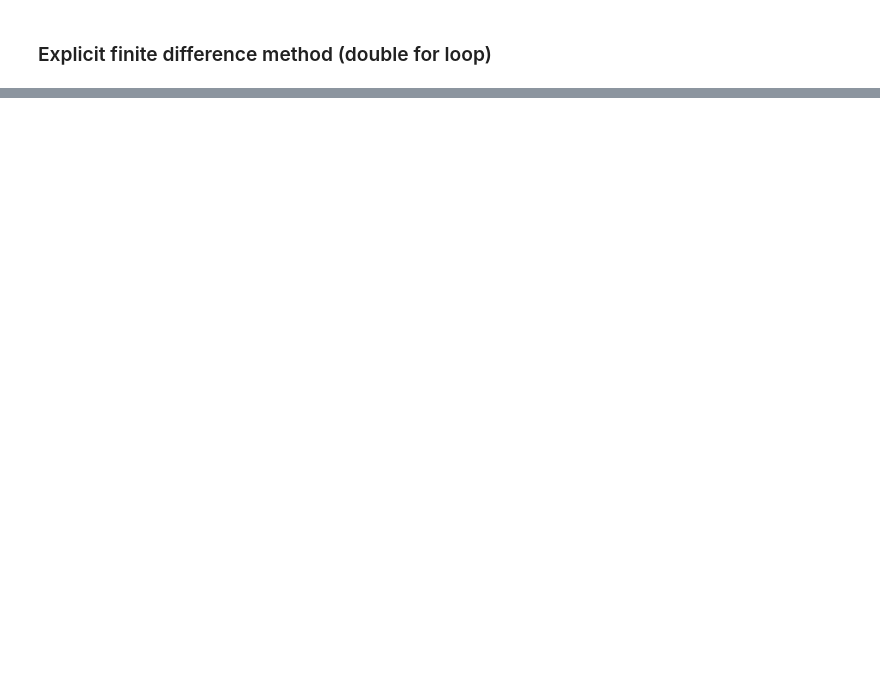
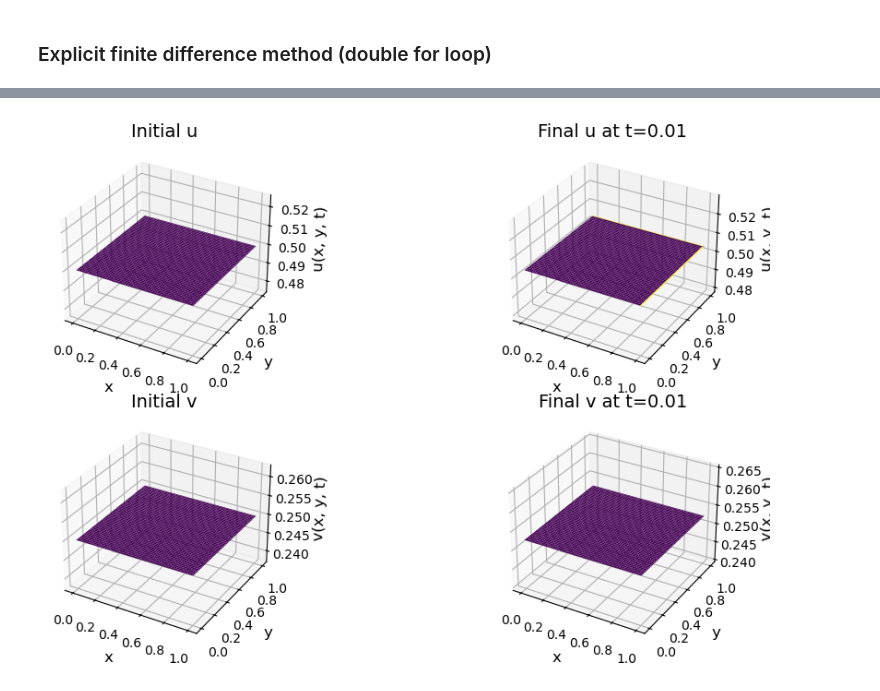
Before and after one commit to MahdiBayanloo/Pattern-Formation, a Jupyter notebook: Finite_difference_methods.ipynb, the cells around one changed output, grey strips where cells are left out. Cells and saved outputs as stored; diff of their text form; code cells hidden in the pictures; blank space fills up the shorter version.

Commit message:
change the equation and replace it with a reaction-diffusion system and also intial and boundary condition

```diff
--- a/Finite_difference_methods.ipynb
+++ b/Finite_difference_methods.ipynb
@@ -76,0 +36,69 @@ plt.show()
+# %%
+# Initial condition: random small perturbations around a steady state
+u[0, :, :] = 0.5
+v[0, :, :] = 0.25
+
+# Time-stepping loop
+for n in range(0, N-1):
+    for i in range(1, Mx-1):
+        for j in range(1, My-1):
+            # Laplacian approximation for u (finite difference)
+            lap_u = (u[n, i+1, j] + u[n, i-1, j] + u[n, i, j+1] + u[n, i, j-1] - 4*u[n, i, j]) / dx**2
+            # Laplacian approximation for v (finite difference)
+            lap_v = (v[n, i+1, j] + v[n, i-1, j] + v[n, i, j+1] + v[n, i, j-1] - 4*v[n, i, j]) / dy**2
+
+            # Update u and v using their respective equations
+            u[n+1, i, j] = u[n, i, j] + dt * (delta_1 * lap_u + f(u[n, i, j], v[n, i, j]))
+            v[n+1, i, j] = v[n, i, j] + dt * (delta_2 * lap_v + g(u[n, i, j], v[n, i, j]))
+
+    # Periodic boundary conditions for u and v
+    u[n+1, 0, :] = u[n+1, Mx-2, :]  # Left boundary to right boundary
+    u[n+1, Mx-1, :] = u[n+1, 1, :]  # Right boundary to left boundary
+    u[n+1, :, 0] = u[n+1, :, My-2]  # Bottom boundary to top boundary
+    u[n+1, :, My-1] = u[n+1, :, 1]  # Top boundary to bottom boundary
+
+    v[n+1, 0, :] = v[n+1, Mx-2, :]  # Left boundary to right boundary
+    v[n+1, Mx-1, :] = v[n+1, 1, :]  # Right boundary to left boundary
+    v[n+1, :, 0] = v[n+1, :, My-2]  # Bottom boundary to top boundary
+    v[n+1, :, My-1] = v[n+1, :, 1]  # Top boundary to bottom boundary
+
+# Plot the initial and final solutions for u and v (surface plot)
+X, Y = np.meshgrid(x, y)
+fig = plt.figure(figsize=(12, 6))
+
+# Initial condition for u
+ax = fig.add_subplot(221, projection='3d')
+ax.plot_surface(X, Y, u[0], cmap='viridis')
+ax.set_title("Initial u", fontsize=14)
+ax.set_xlabel("x", fontsize=12)
+ax.set_ylabel("y", fontsize=12)
+ax.set_zlabel("u(x, y, t)", fontsize=12)
+
+# Final condition for u
+ax = fig.add_subplot(222, projection='3d')
+ax.plot_surface(X, Y, u[-1], cmap='viridis')
+ax.set_title(f"Final u at t={T:.2f}", fontsize=14)
+ax.set_xlabel("x", fontsize=12)
+ax.set_ylabel("y", fontsize=12)
+ax.set_zlabel("u(x, y, t)", fontsize=12)
+
+# Initial condition for v
+ax = fig.add_subplot(223, projection='3d')
+ax.plot_surface(X, Y, v[0], cmap='viridis')
+ax.set_title("Initial v", fontsize=14)
+ax.set_xlabel("x", fontsize=12)
+ax.set_ylabel("y", fontsize=12)
+ax.set_zlabel("v(x, y, t)", fontsize=12)
+
+# Final condition for v
+ax = fig.add_subplot(224, projection='3d')
+ax.plot_surface(X, Y, v[-1], cmap='viridis')
+ax.set_title(f"Final v at t={T:.2f}", fontsize=14)
+ax.set_xlabel("x", fontsize=12)
+ax.set_ylabel("y", fontsize=12)
+ax.set_zlabel("v(x, y, t)", fontsize=12)
+
+plt.tight_layout()
+plt.show()
+# %% [output]
+[figure, added]
```
Also changed, not shown: parts of 1 cell of this notebook.
